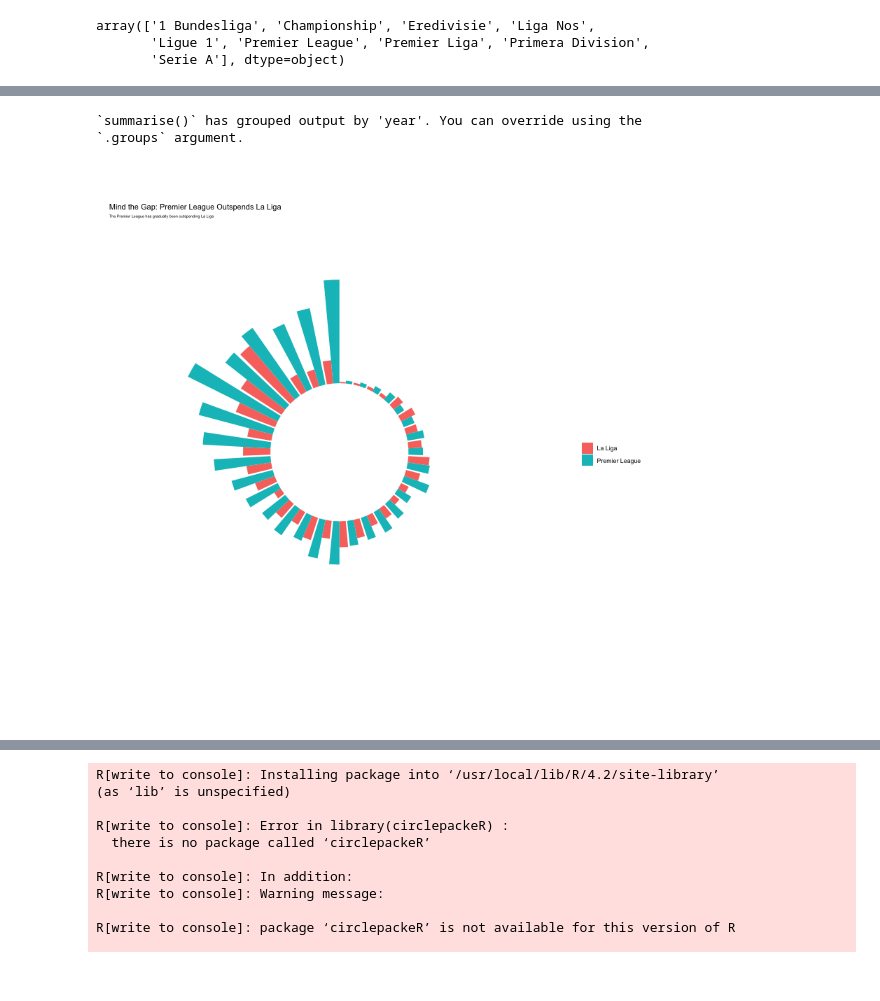
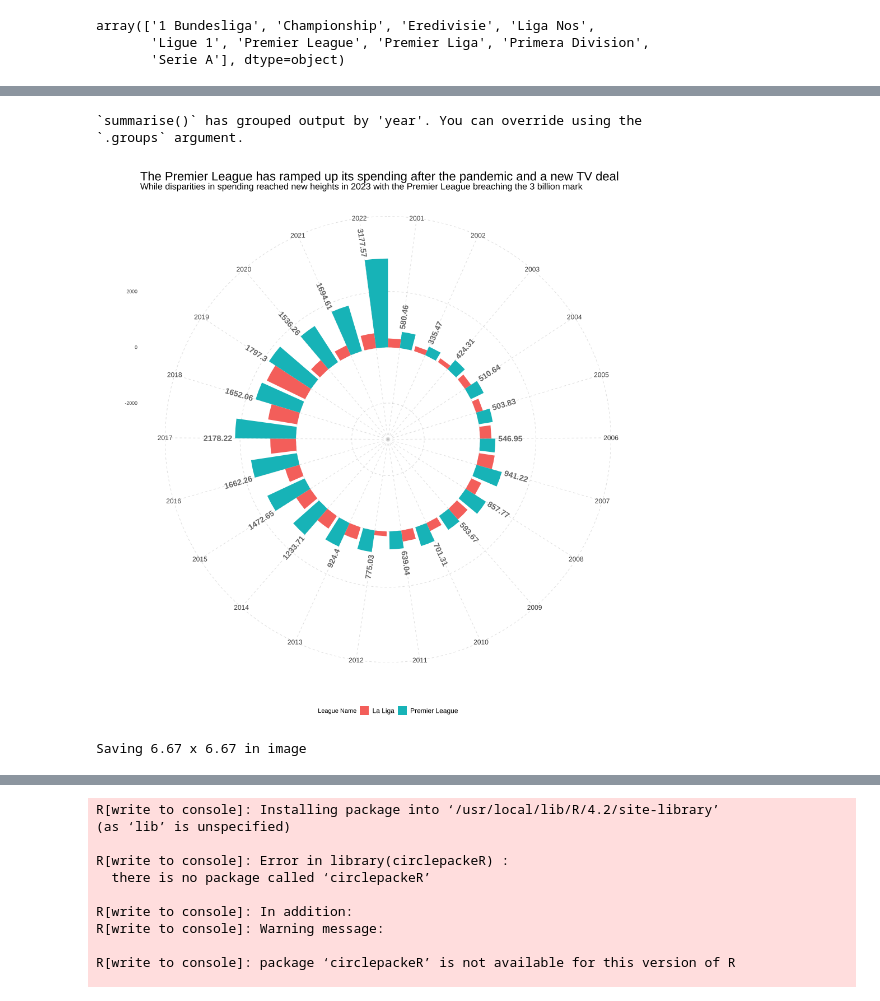
Before and after one commit to AhanPenkar/transfer-analysis, a Jupyter notebook: plot.ipynb, the cells around one changed output, grey strips where cells are left out. Cells and saved outputs as stored; diff of their text form; code cells hidden in the pictures.

```diff
--- a/plot.ipynb
+++ b/plot.ipynb
@@ -214,4 +251,0 @@ ggplot(df_sum, aes(x=year, y=total_spent, fill=league_name)) +
-# %%
-#filter df to only include years after 1999
-df = df[df['year'] > 1999]
-#round all the
@@ -218,60 +255,60 @@ df = df[df['year'] > 1999]
 # %%
-%%R -w 800 -h 800
 
+%%R -w 1000 -h 1000
 
+df$fee_cleaned <- round(df$fee_cleaned, 2)
 
 df_analyse <- df %>%
   filter(league_name %in% c("Premier League", "Primera Division")) %>%
   mutate(league_name = ifelse(league_name == "Primera Division", "La Liga", league_name))
 
 # aggregate the data by year and league name
 df_sum <- df_analyse %>%
   group_by(year, league_name) %>%
   summarise(total_spent = sum(fee_cleaned)) %>%
   ungroup()
 
 # create a new data frame for the labels
 label_data <- df_sum %>%
   group_by(year) %>%
-  summarise(fee_cleaned = max(total_spent))
+  summarise(total_spent = max(total_spent))
+
 
 # calculate the ANGLE of the labels
 number_of_bar <- nrow(label_data)
 angle <-  90 - 360 * (as.numeric(factor(label_data$year))-0.5) /number_of_bar     # I substract 0.5 because the letter must have the angle of the center of the bars. Not extreme right(1) or extreme left (0)
 
 # calculate the alignment of labels: right or left
 # If I am on the left part of the plot, my labels have currently an angle < -90
-label_data$hjust<-ifelse(angle < -90, 1, 0)
+label_data$hjust <- ifelse(angle < -90, 1, 0)
 
 # flip angle BY to make them readable
-label_data$angle<-ifelse(angle < -90, angle+180, angle)
+label_data$angle <- ifelse(angle < -90, angle+180, angle)
 
-ggplot(df_sum, aes(x=year, y=total_spent, fill=league_name)) +
-  # This add the bars with a blue color
+final_spiral<- ggplot(df_sum, aes(x=as.numeric(factor(year)), y=total_spent, fill=league_name)) +
   geom_bar(stat="identity", position = "dodge") +
+  ylim(-3300, 3800) +
+  theme_minimal() +
+  scale_x_continuous(breaks = 1:length(unique(df_sum$year)), labels = sort(unique(df_sum$year))) +
+  labs(x = "", y = "", fill = "League Name") +
+  theme(
+    axis.text.x = element_text(size = 12),
+    axis.title = element_text(size = 14),
+    panel.grid.major = element_line(colour = "grey", size = 0.2, linetype = "dashed"),
+    panel.grid.minor = element_blank(),
+    legend.position = "bottom",
+    legend.box = "horizontal",
+    legend.margin = margin(t = -0.3, b = 1),
+    legend.text = element_text(size = 12),
+    plot.margin = unit(c(0.5, 0.2, 0.5, 0.2), "cm")
+  ) +
+  coord_polar(start = 0) +
+  geom_text(data=label_data, aes(x=as.numeric(factor(year)), y=total_spent + 100, label=total_spent, hjust=hjust), color="black", fontface="bold", alpha=0.6, size=5, angle= label_data$angle, inherit.aes = FALSE ) +
+  labs(title = ggtitle("The Premier League has ramped up its spending after the pandemic and a new TV deal"), subtitle = "While disparities in spending reached new heights in 2023 with the Premier League breaching the 3 billion mark") +
+  theme(plot.title = element_text(size = 22, margin = margin(b = 0.5)), plot.subtitle = element_text(size = 16, margin = margin(b = 0.5)))
 
-  # Limits of the plot = very important. The negative value controls the size of the inner circle, the positive one is useful to add size over each bar
-  ylim(-1500,2500) +
-
-  # Custom the theme: no axis title and no cartesian grid
-  theme_minimal() +
-  theme(
-    axis.text = element_blank(),
-    axis.title = element_blank(),
-    panel.grid = element_blank(),
-    plot.margin = unit(c(0.5, 0.5, 0.5, 0.5), "cm")
-  ) +
-
-  # This makes the coordinate polar instead of cartesian.
-  coord_polar(start = 0) +
-
-  # Add the labels, using the label_data dataframe that we have created before
-  #geom_text(data=label_data, aes(x=year, y=(fee_cleaned-100)*ifelse(fee_cleaned>0,1,-1), label=fee_cleaned, hjust=hjust), color="black", fontface="bold",alpha=0.6, size=4.5, angle= label_data$angle, inherit.aes = FALSE ) +
-
-  # Adjust the size of the title and subtitle
-  labs(title = "Mind the Gap: Premier League Outspends La Liga", subtitle = "The Premier League has gradually been outspending La Liga", x = NULL, y = NULL, fill = NULL) +
-  theme(plot.title = element_text(size = rel(1)), plot.subtitle = element_text(size = rel(0.5)), plot.margin = unit(c(2, 0.5, 2, 0.5), "cm"))
+final_spiral
 # %% [output]
 `summarise()` has grouped output by 'year'. You can override using the
 `.groups` argument.
-[figure, old version]
+[figure, new version]
@@ -278,3 +319,9 @@ ggplot(df_sum, aes(x=year, y=total_spent, fill=league_name)) +
+# %%
+%%R
+
+ggsave("spiral.pdf", final_spiral, device="pdf")
+# %% [output]
+Saving 6.67 x 6.67 in image
 # %%
 %%R -w 1000 -h 1000
 
```
Also changed, not shown: parts of 15 cells of this notebook, 4 other files.
